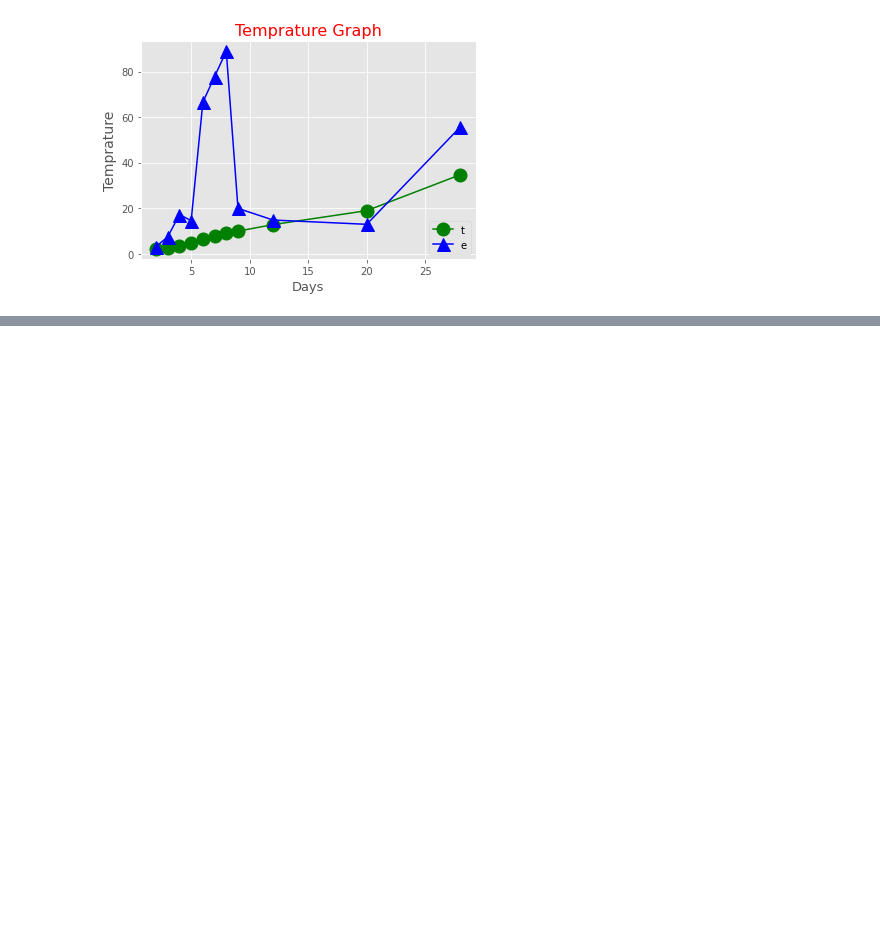
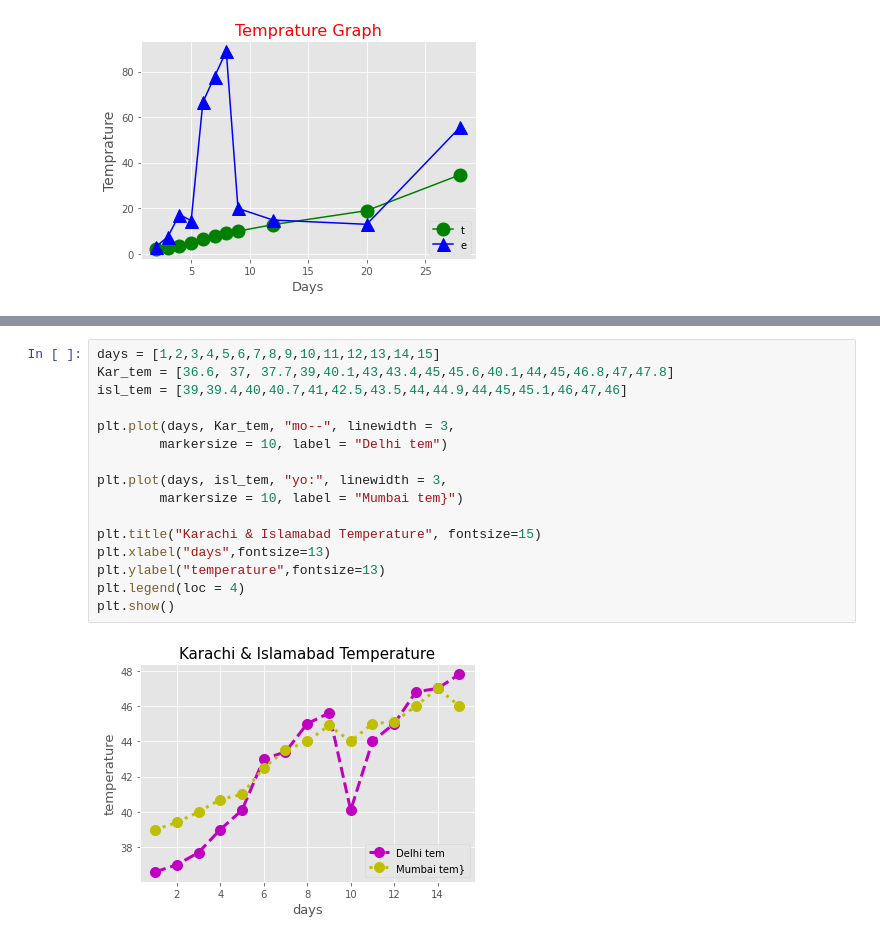
Before and after one commit to Wajihashoaib/Visualization-, a Jupyter notebook: Line_Chart.ipynb, the cells around one changed output, grey strips where cells are left out. Drawn from its saved outputs; the diff is of its cells as text; blank space fills up the shorter version.

```diff
--- a/Line_Chart.ipynb
+++ b/Line_Chart.ipynb
@@ -44,0 +78,18 @@ plt.show()
+# %%
+days = [1,2,3,4,5,6,7,8,9,10,11,12,13,14,15]
+Kar_tem = [36.6, 37, 37.7,39,40.1,43,43.4,45,45.6,40.1,44,45,46.8,47,47.8]
+isl_tem = [39,39.4,40,40.7,41,42.5,43.5,44,44.9,44,45,45.1,46,47,46]
+
+plt.plot(days, Kar_tem, "mo--", linewidth = 3,
+        markersize = 10, label = "Delhi tem")
+
+plt.plot(days, isl_tem, "yo:", linewidth = 3,
+        markersize = 10, label = "Mumbai tem}")
+
+plt.title("Karachi & Islamabad Temperature", fontsize=15)
+plt.xlabel("days",fontsize=13)
+plt.ylabel("temperature",fontsize=13)
+plt.legend(loc = 4)
+plt.show()
+# %% [output]
+[figure, added]
```
Also changed, not shown: parts of 4 cells of this notebook.
